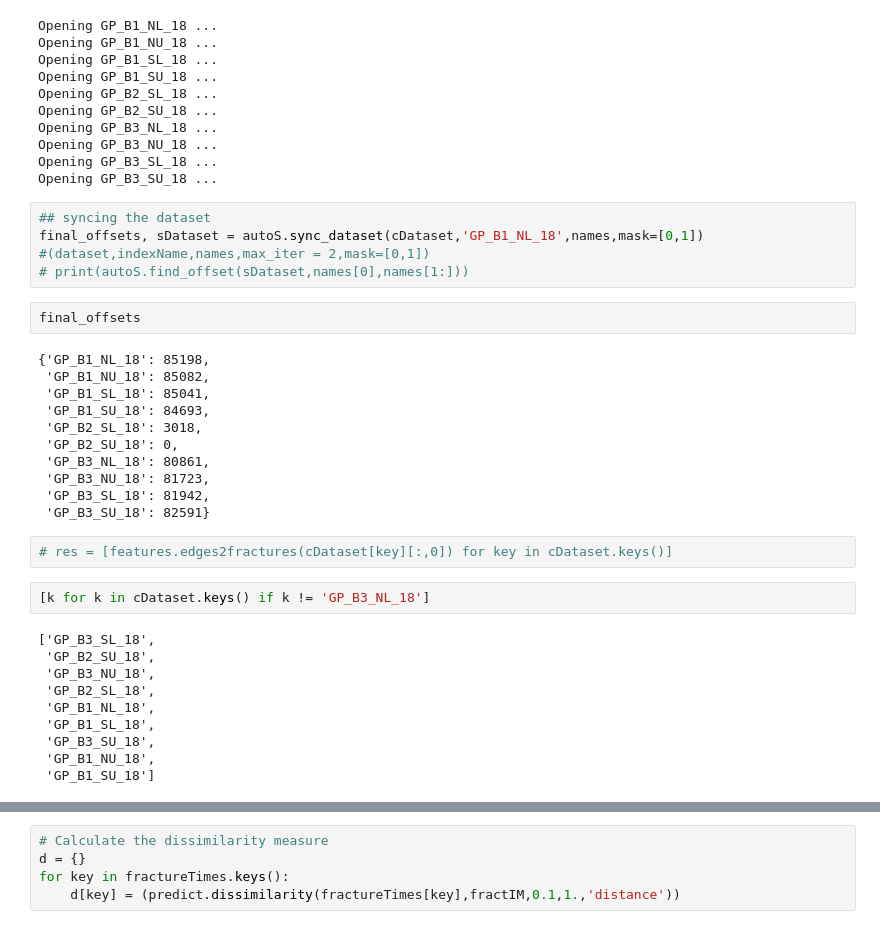
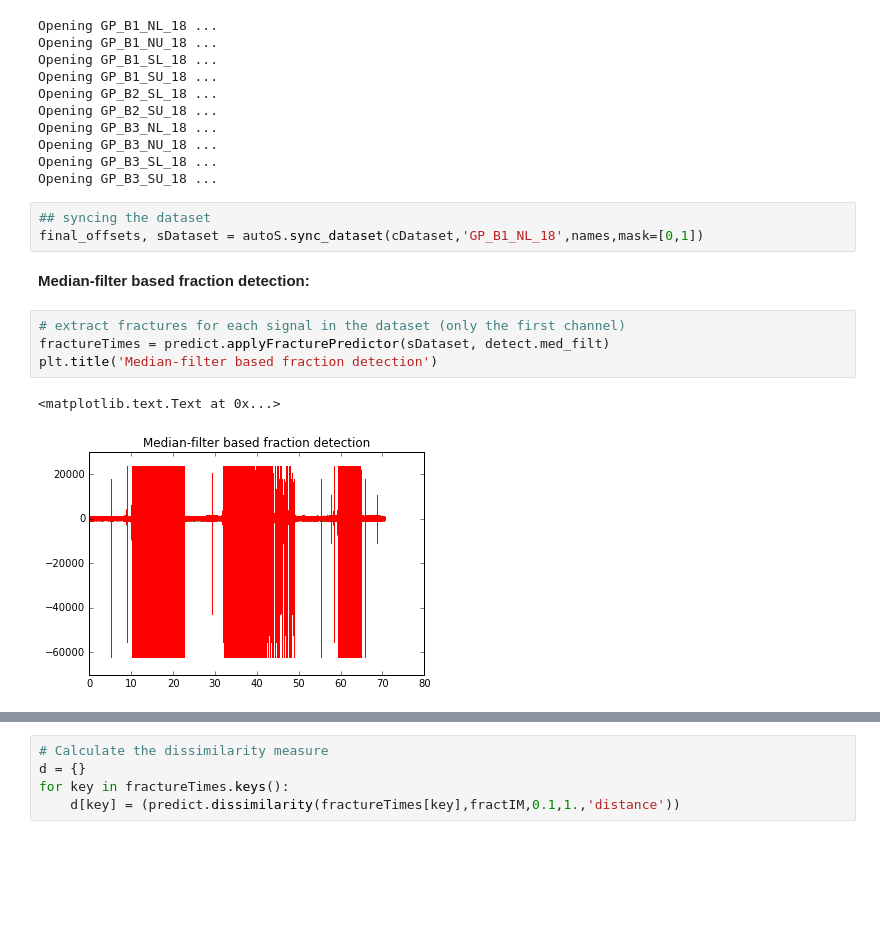
Before and after one commit to thonstad/acoustical_monitoring, a Jupyter notebook: notebooks/FractureDetection-Batch.ipynb, the cells around one changed output, grey strips where cells are left out. Cells and saved outputs as stored; diff of their text form; blank space fills up the shorter version.

Commit message:
Automated version of batch fracture prediction

```diff
--- a/notebooks/FractureDetection-Batch.ipynb
+++ b/notebooks/FractureDetection-Batch.ipynb
@@ -61,32 +68,12 @@ Opening GP_B3_SU_18 ...
 # %%
 ## syncing the dataset
 final_offsets, sDataset = autoS.sync_dataset(cDataset,'GP_B1_NL_18',names,mask=[0,1])
-#(dataset,indexName,names,max_iter = 2,mask=[0,1])
-# print(autoS.find_offset(sDataset,names[0],names[1:]))
-# %%
-final_offsets
-# %% [output]
-{'GP_B1_NL_18': 85198,
- 'GP_B1_NU_18': 85082,
- 'GP_B1_SL_18': 85041,
- 'GP_B1_SU_18': 84693,
- 'GP_B2_SL_18': 3018,
- 'GP_B2_SU_18': 0,
- 'GP_B3_NL_18': 80861,
- 'GP_B3_NU_18': 81723,
- 'GP_B3_SL_18': 81942,
- 'GP_B3_SU_18': 82591}
-# %%
-# res = [features.edges2fractures(cDataset[key][:,0]) for key in cDataset.keys()]
-# %%
-[k for k in cDataset.keys() if k != 'GP_B3_NL_18']
-# %% [output]
-['GP_B3_SL_18',
- 'GP_B2_SU_18',
- 'GP_B3_NU_18',
- 'GP_B2_SL_18',
- 'GP_B1_NL_18',
- 'GP_B1_SL_18',
- 'GP_B3_SU_18',
- 'GP_B1_NU_18',
- 'GP_B1_SU_18']
+# %% [markdown]
+**Median-filter based fraction detection:**
+# %%
+# extract fractures for each signal in the dataset (only the first channel)
+fractureTimes = predict.applyFracturePredictor(sDataset, detect.med_filt)
+plt.title('Median-filter based fraction detection')
+# %% [output]
+<matplotlib.text.Text at 0x...>
+[figure, added]
```
Also changed, not shown: parts of 24 cells of this notebook, 2 other files.
